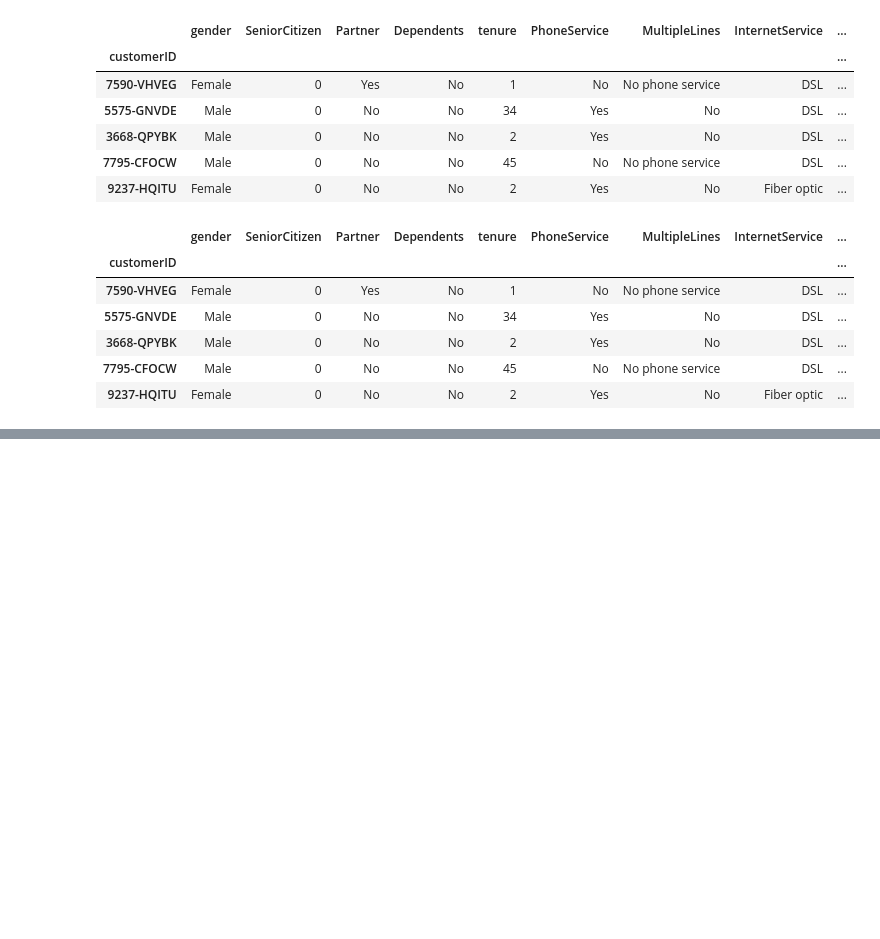
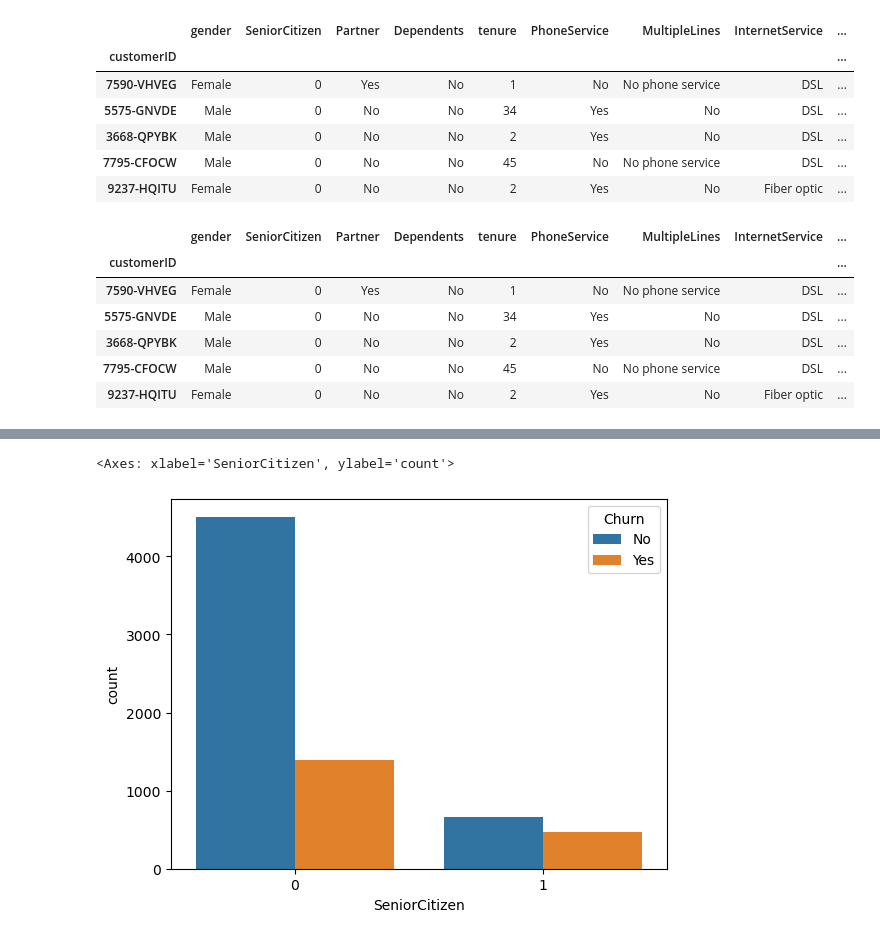
Before and after one commit to LEETM05/Data_preprocessing, a Jupyter notebook: Naver_DataScience/Assignment2.ipynb, the cells around one changed output, grey strips where cells are left out. Cells and saved outputs as stored; diff of their text form; code cells hidden in the pictures; blank space fills up the shorter version.

```diff
--- a/Naver_DataScience/Assignment2.ipynb
+++ b/Naver_DataScience/Assignment2.ipynb
@@ -128,0 +67,5 @@ for i, col_name in enumerate(cols):
+# %%
+sns.countplot( x = df['SeniorCitizen'], hue = df['Churn'])
+# %% [output]
+<Axes: xlabel='SeniorCitizen', ylabel='count'>
+[figure, added]
```
Also changed, not shown: parts of 6 cells of this notebook.
